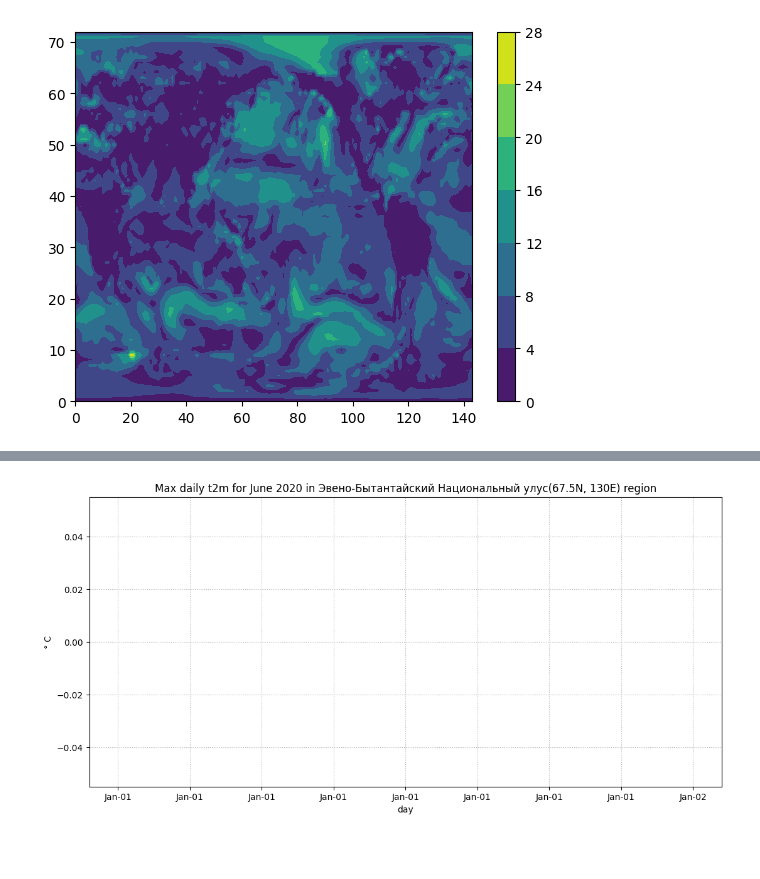
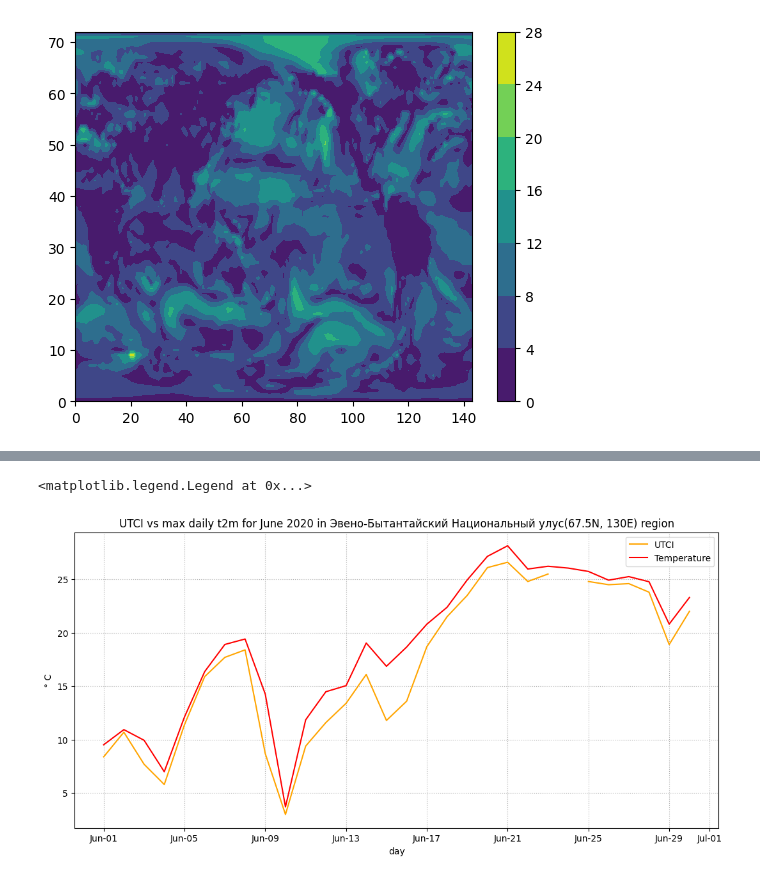
Before and after one commit to xinhe-zhang/heatwave, a Jupyter notebook: HW4_張昕荷_R12228016.ipynb, the cells around one changed output, grey strips where cells are left out. Cells and saved outputs as stored; diff of their text form; code cells hidden in the pictures; blank space fills up the shorter version.

```diff
--- a/HW4_張昕荷_R12228016.ipynb
+++ b/HW4_張昕荷_R12228016.ipynb
@@ -266,0 +226,3 @@ ds_wspd = ds_wspd.sel(time=slice('2019', '2021'))
+# %%
+#Select the month and location
+my_wspd = ds_wspd.sel(time=ds_wspd.time.dt.month.isin([6])).sel(lat=67.5, lon=130, method="nearest")
@@ -274,7 +247,7 @@ def xutci(tbr, tr, v, rh):
         rh,
     )
 # %%
-rh = ds_rh['rh']
-t = ds_mx2t['mx2t']
-wspd = ds_wspd['wspd']
-utci = xutci(t, t, wspd, rh)
+rh = my_rh['rh']
+t = my_mx2t['mx2t']
+wspd = my_wspd['wspd']
+my_utci = xutci(t, t, wspd, rh)
@@ -288,3 +254,5 @@ Coordinates:
-# %%
-#Select the month and location
-my_utci=utci.sel(time=utci.time.dt.month.isin([6])).sel(lat=67.5, lon=130, method="nearest")
+# %%
+#filter 2020 tmax
+my_mx2t_2020 = my_mx2t.sel(time=slice('2020-06-01', '2020-06-30'))
+print(my_mx2t_2020)
+#now we got data only in the 30 days in June, 2020
@@ -309,14 +310,15 @@ my_utci_2020.shape
 # %%
 #a line plot that shows utci fluctuation in June, 2002
 fig, ax = plt.subplots(1, 1, figsize = (13, 6))
-ax.plot(my_utci_2020.time, my_utci_2020)
-ax.set_title('Max daily t2m for June 2020 in Эвено-Бытантайский Национальный улус(67.5N, 130E) region')
+ax.plot(my_utci_2020.time, my_utci_2020, color = "orange", label='UTCI')
+ax.plot(my_mx2t_2020.time, my_mx2t_2020['mx2t'], color = "red", label='Temperature')
+ax.set_title('UTCI vs max daily t2m for June 2020 in Эвено-Бытантайский Национальный улус(67.5N, 130E) region')
 ax.set_ylabel('° C')
 ax.set_xlabel('day')
 ax.grid(linestyle='dotted')
 ax.xaxis.set_major_formatter(mdates.DateFormatter('%b-%d'))
-#put the max.T value on each point
-for i,j in zip(my_utci_2020.time, np.around(my_utci_2020.values, 0).astype(int)):
-    ax.annotate(str(j),xy=(i,j+0.5))
+handles, labels = ax.get_legend_handles_labels()
+ax.legend(handles, labels)
 # %% [output]
+<matplotlib.legend.Legend at 0x...>
-[figure, old version]
+[figure, new version]
```
Also changed, not shown: parts of 29 cells of this notebook.
